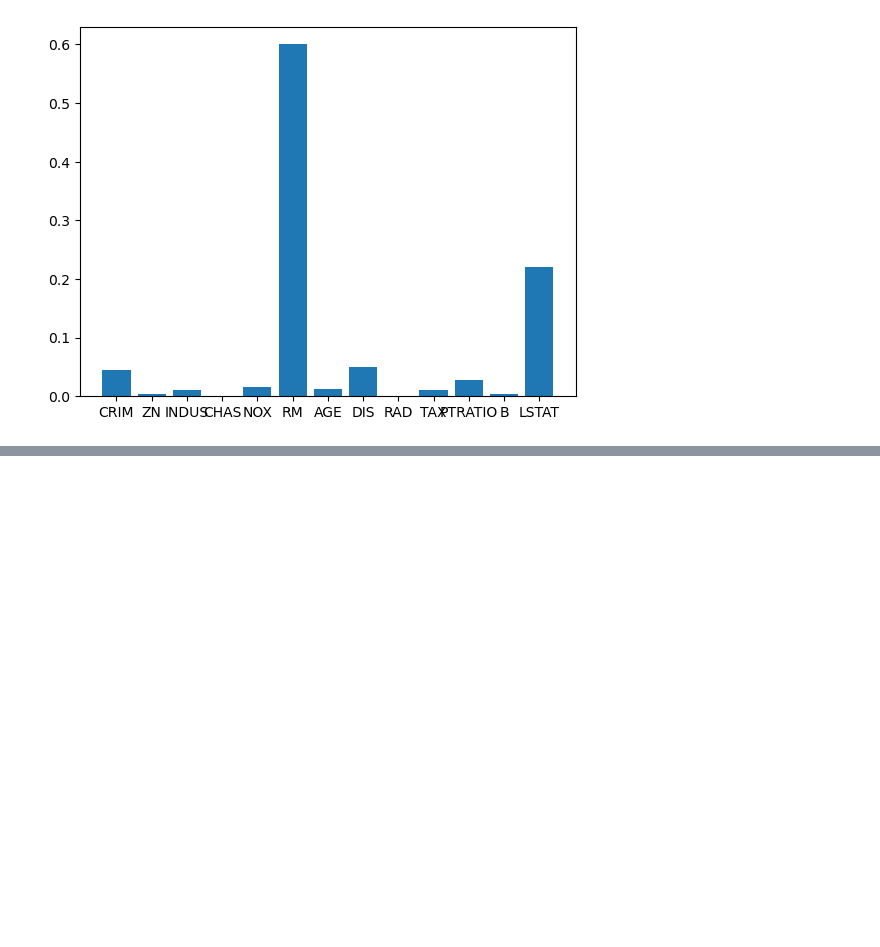
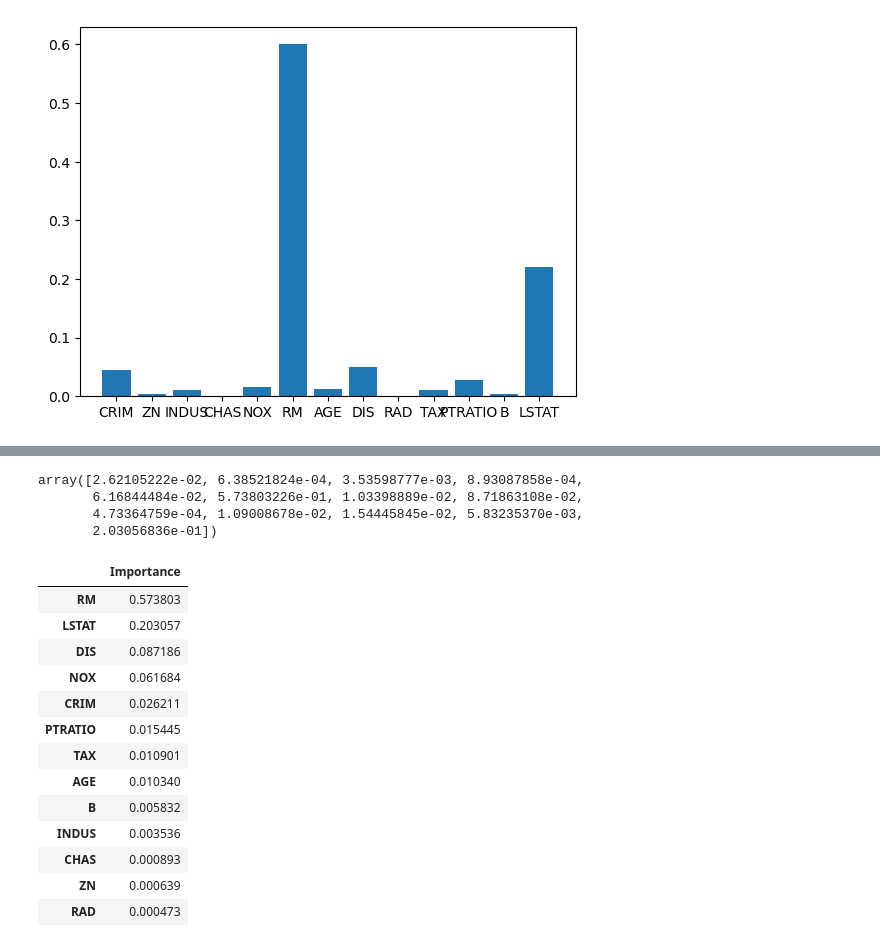
Before and after one commit to Schubert3275/KDT-MachineLearning_Study, a Jupyter notebook: DAY_08/ex_house_decision_tree.ipynb, the cells around one changed output, grey strips where cells are left out. Drawn from its saved outputs; the diff is of its cells as text; code cells hidden in the pictures; blank space fills up the shorter version.

```diff
--- a/DAY_08/ex_house_decision_tree.ipynb
+++ b/DAY_08/ex_house_decision_tree.ipynb
@@ -81,3 +82,5 @@ plt.bar(importanceDF.index, importanceDF["Importance"])
 plt.show()
 # %% [output]
 [figure]
+# %%
+imputer = KNNImputer().fit(houseDF)
@@ -83,0 +110,28 @@ plt.show()
+# %%
+importance2 = tree_model2.feature_importances_
+importance2
+# %% [output]
+array([2.62105222e-02, 6.38521824e-04, 3.53598777e-03, 8.93087858e-04,
+       6.16844484e-02, 5.73803226e-01, 1.03398889e-02, 8.71863108e-02,
+       4.73364759e-04, 1.09008678e-02, 1.54445845e-02, 5.83235370e-03,
+       2.03056836e-01])
+# %%
+importanceDF2 = pd.DataFrame(
+    importance2, index=featureDF2.columns, columns=["Importance"]
+)
+importanceDF2.sort_values("Importance", ascending=False)
+# %% [output]
+|  | Importance |
+| RM | 0.573803 |
+| LSTAT | 0.203057 |
+| DIS | 0.087186 |
+| NOX | 0.061684 |
+| CRIM | 0.026211 |
+| PTRATIO | 0.015445 |
+| TAX | 0.010901 |
+| AGE | 0.010340 |
+| B | 0.005832 |
+| INDUS | 0.003536 |
+| CHAS | 0.000893 |
+| ZN | 0.000639 |
+| RAD | 0.000473 |
```
Also changed, not shown: parts of 4 cells of this notebook.
